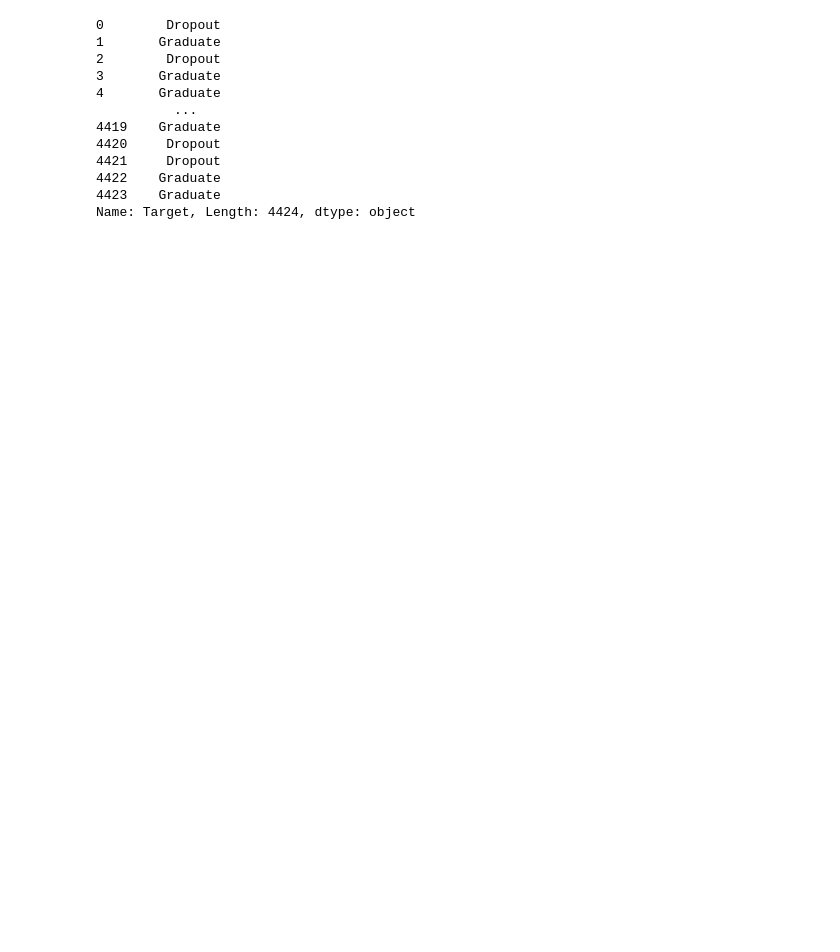
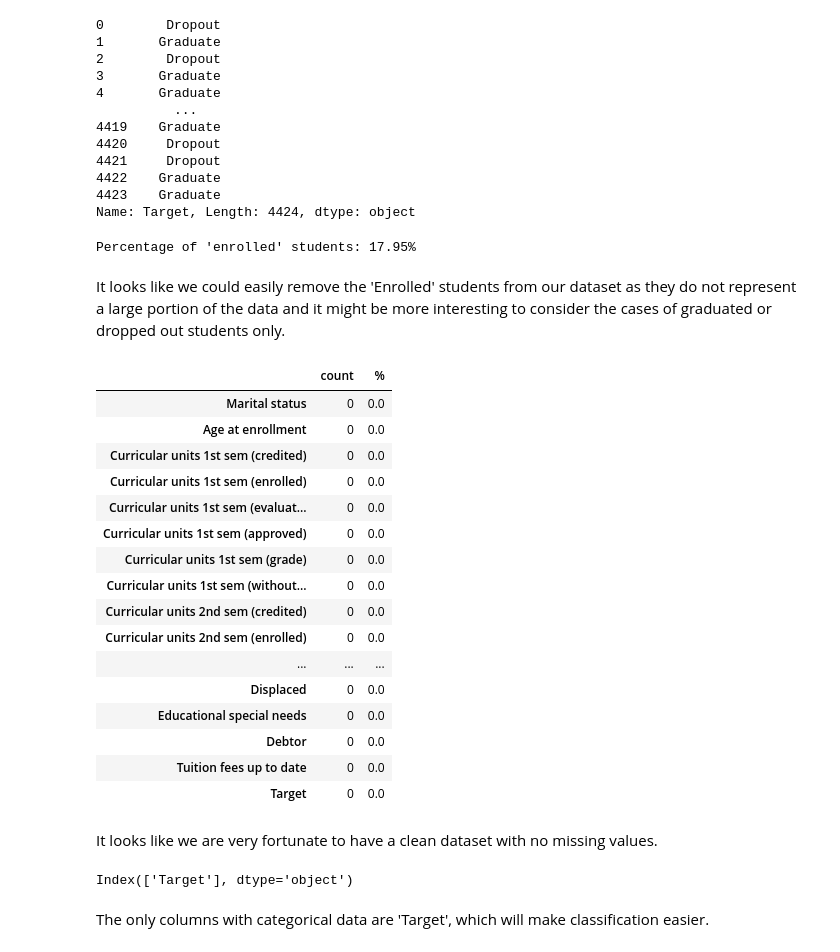
Before and after one commit to bktakacs/Student-Academic-Outcome-Prediction-Capstone, a Jupyter notebook: eda_c2.ipynb, the cells around one changed output. Drawn from its saved outputs; the diff is of its cells as text; code cells hidden in the pictures; blank space fills up the shorter version.

```diff
--- a/eda_c2.ipynb
+++ b/eda_c2.ipynb
@@ -58,4 +62,41 @@ df.Target
 4422    Graduate
 4423    Graduate
 Name: Target, Length: 4424, dtype: object
+# %%
+
+print('Percentage of \'enrolled\' students: {:.2f}%'.format(float(df.Target[df.Target == 'Enrolled'].value_counts() / df.shape[0] * 100)))
+# %% [output]
+Percentage of 'enrolled' students: 17.95%
+# %% [markdown]
+It looks like we could easily remove the 'Enrolled' students from our dataset as they do not represent a large portion of the data and it might be more interesting to consider the cases of graduated or dropped out students only.
+# %%
+missing = pd.concat([df.isnull().sum(), 100 * df.isnull().mean()], axis=1)
+missing.columns=['count', '%']
+missing.sort_values(by='count', ascending=0)
+# %% [output]
+|  | count | % |
+| Marital status | 0 | 0.0 |
+| Age at enrollment | 0 | 0.0 |
+| Curricular units 1st sem (credited) | 0 | 0.0 |
+| Curricular units 1st sem (enrolled) | 0 | 0.0 |
+| Curricular units 1st sem (evaluat... | 0 | 0.0 |
+| Curricular units 1st sem (approved) | 0 | 0.0 |
+| Curricular units 1st sem (grade) | 0 | 0.0 |
+| Curricular units 1st sem (without... | 0 | 0.0 |
+| Curricular units 2nd sem (credited) | 0 | 0.0 |
+| Curricular units 2nd sem (enrolled) | 0 | 0.0 |
+| ... | ... | ... |
+| Displaced | 0 | 0.0 |
+| Educational special needs | 0 | 0.0 |
+| Debtor | 0 | 0.0 |
+| Tuition fees up to date | 0 | 0.0 |
+| Target | 0 | 0.0 |
+# %% [markdown]
+It looks like we are very fortunate to have a clean dataset with no missing values.
+# %%
+df.select_dtypes(include=['object']).columns
+# %% [output]
+Index(['Target'], dtype='object')
+# %% [markdown]
+The only columns with categorical data are 'Target', which will make classification easier.
 # %%
```
Also changed, not shown: parts of 10 cells of this notebook.
